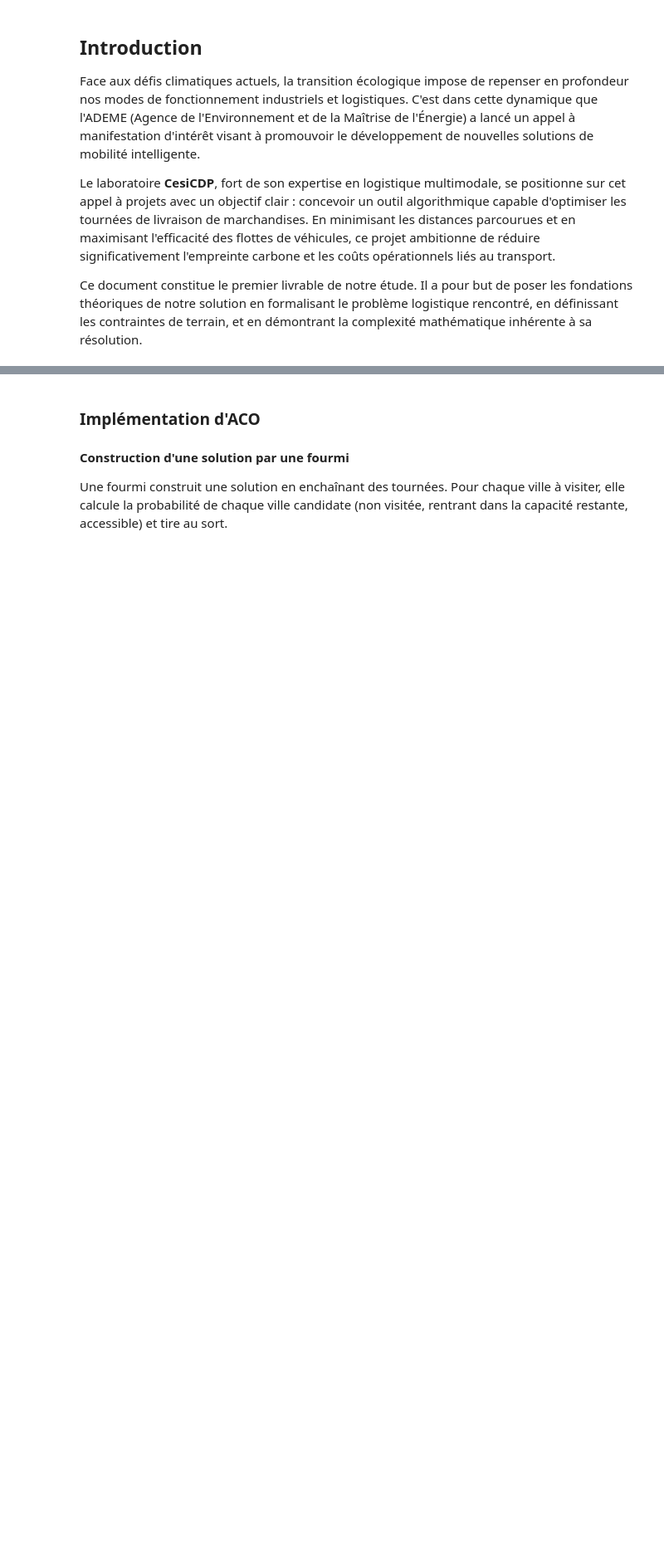
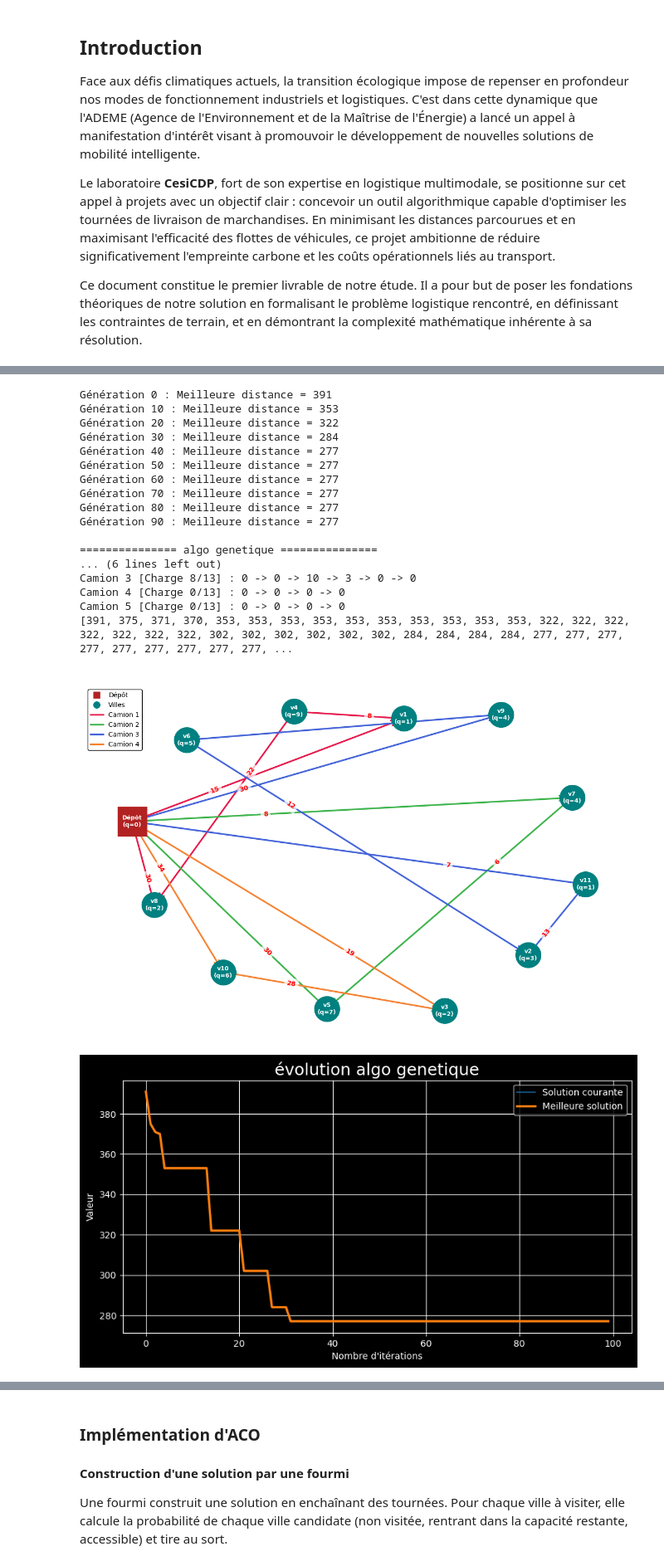
Before and after one commit to mxriine-mz/Green-VRP-Algorithms, a Jupyter notebook: Project_.ipynb, the cells around one changed output, grey strips where cells are left out. Shown at 83% size. Cells and saved outputs as stored; diff of their text form; code cells hidden in the pictures; blank space fills up the shorter version.

```diff
--- a/Project_.ipynb
+++ b/Project_.ipynb
@@ -348,3 +732,31 @@ def verifier_solution(solution, matrice, demandes, capacite_max):
+# %%
+
+solution, historique =algorithme_genetique(n, nb_vehicules, matrice, demandes, capacite_max)
+afficher_resultats("algo genetique",solution,matrice,demandes,capacite_max)
+
+print(historique)
+visualiser_probleme(n,matrice,demandes,solution,"Solution génétique")
+afficher_courbe(historique,historique,"évolution algo genetique")
+# %% [output]
+Génération 0 : Meilleure distance = 391
+Génération 10 : Meilleure distance = 353
+Génération 20 : Meilleure distance = 322
+Génération 30 : Meilleure distance = 284
+Génération 40 : Meilleure distance = 277
+Génération 50 : Meilleure distance = 277
+Génération 60 : Meilleure distance = 277
+Génération 70 : Meilleure distance = 277
+Génération 80 : Meilleure distance = 277
+Génération 90 : Meilleure distance = 277
+
+=============== algo genetique ===============
+... (6 lines left out)
+Camion 3 [Charge 8/13] : 0 -> 0 -> 10 -> 3 -> 0 -> 0
+Camion 4 [Charge 0/13] : 0 -> 0 -> 0 -> 0
+Camion 5 [Charge 0/13] : 0 -> 0 -> 0 -> 0
+[391, 375, 371, 370, 353, 353, 353, 353, 353, 353, 353, 353, 353, 353, 322, 322, 322, 322, 322, 322, 322, 302, 302, 302, 302, 302, 302, 284, 284, 284, 284, 277, 277, 277, 277, 277, 277, 277, 277, 277, ...
+[figure, added]
+[figure, added]
 # %% [markdown]
 ## 2.4 Résolution par Colonies de Fourmis (Ant Colony Optimization)
 
```
Also changed, not shown: parts of 39 cells of this notebook, 1 other file.
